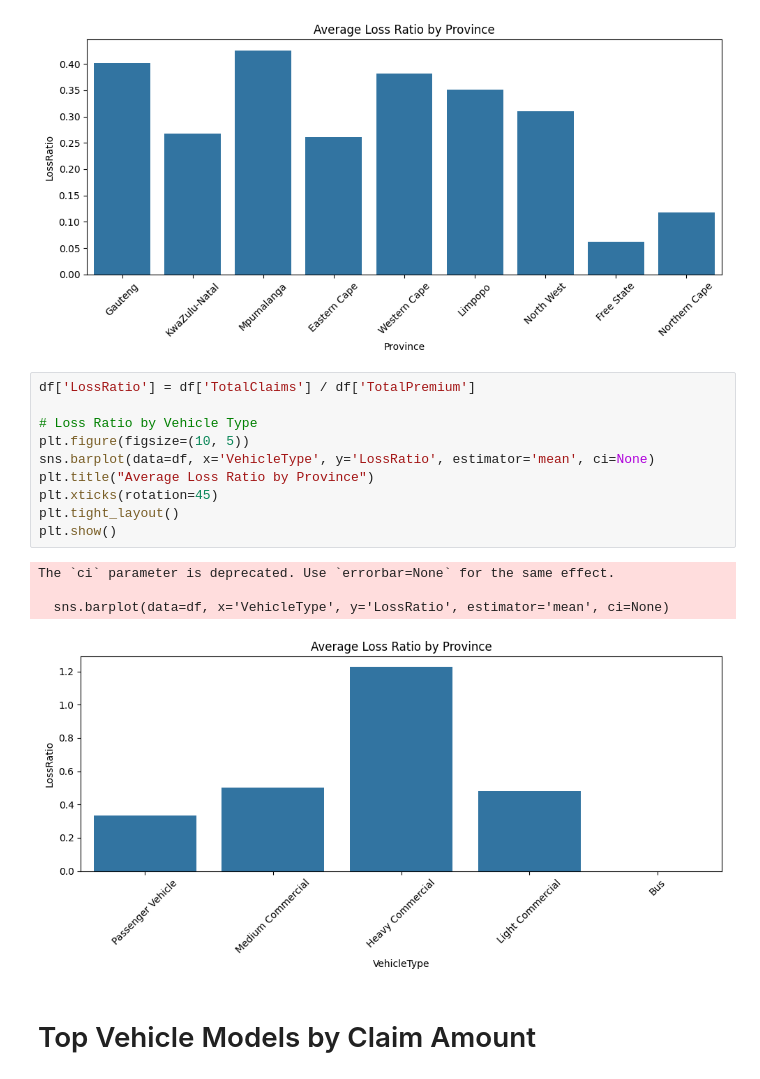
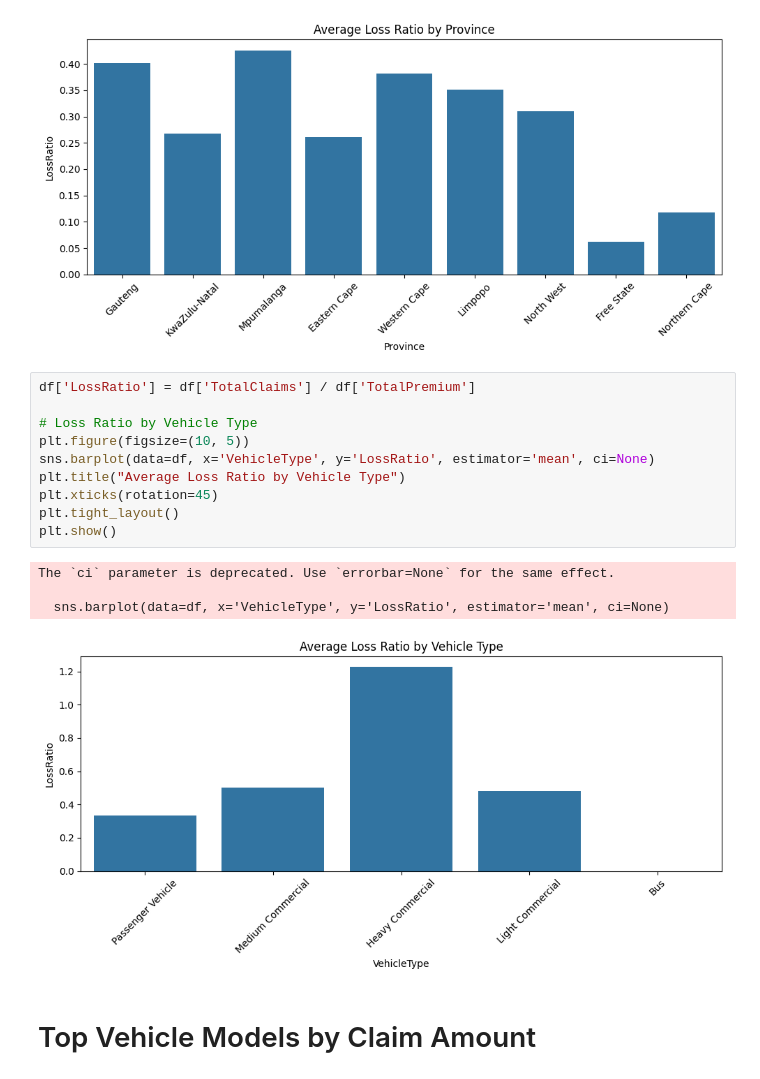
Before and after one commit to ayanasamuel8/End-to-End-Insurance-Risk-Analytics-and-Predictive-Modeling, a Jupyter notebook: notebooks/task_1/04_visualizations.ipynb, the cells around one changed output. Drawn from its saved outputs; the diff is of its cells as text.

```diff
--- a/notebooks/task_1/04_visualizations.ipynb
+++ b/notebooks/task_1/04_visualizations.ipynb
@@ -32,18 +32,18 @@ The `ci` parameter is deprecated. Use `errorbar=None` for the same effect.
 # %%
 df['LossRatio'] = df['TotalClaims'] / df['TotalPremium']
 
 # Loss Ratio by Vehicle Type
 plt.figure(figsize=(10, 5))
 sns.barplot(data=df, x='VehicleType', y='LossRatio', estimator='mean', ci=None)
-plt.title("Average Loss Ratio by Province")
+plt.title("Average Loss Ratio by Vehicle Type")
 plt.xticks(rotation=45)
 plt.tight_layout()
 plt.show()
 # %% [output]
 The `ci` parameter is deprecated. Use `errorbar=None` for the same effect.
 
   sns.barplot(data=df, x='VehicleType', y='LossRatio', estimator='mean', ci=None)
-[figure, old version]
+[figure, new version]
 # %% [markdown]
 # Top Vehicle Models by Claim Amount
 # %%
```
Also changed, not shown: 4 other files.
